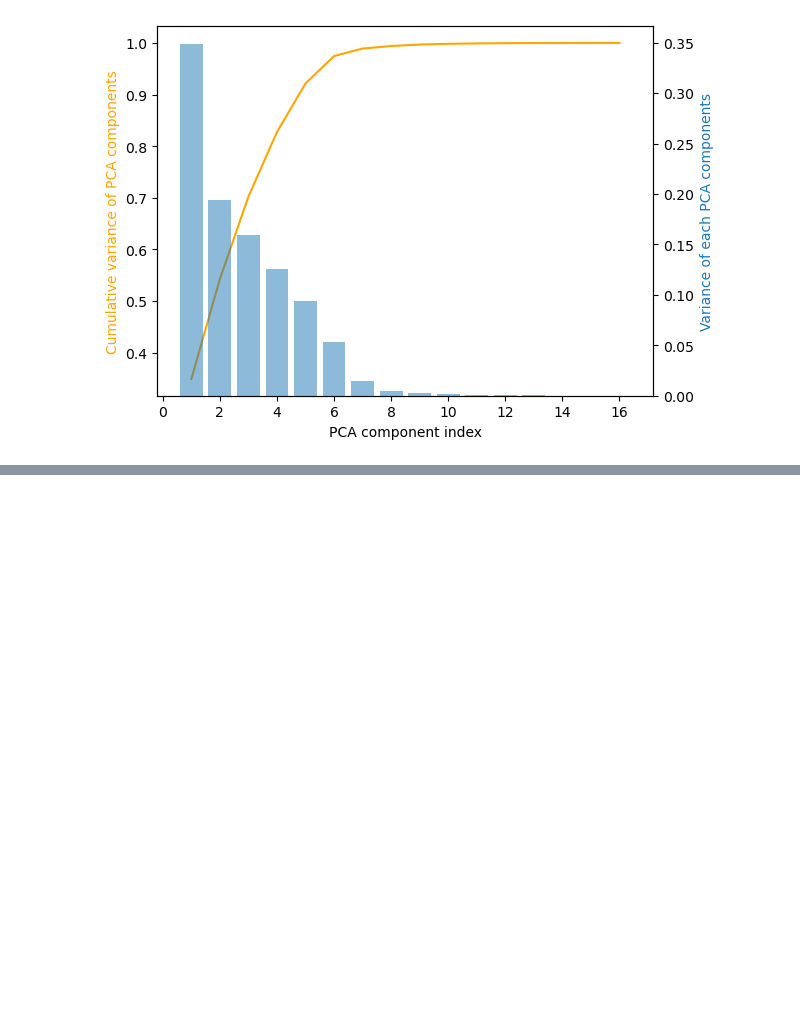
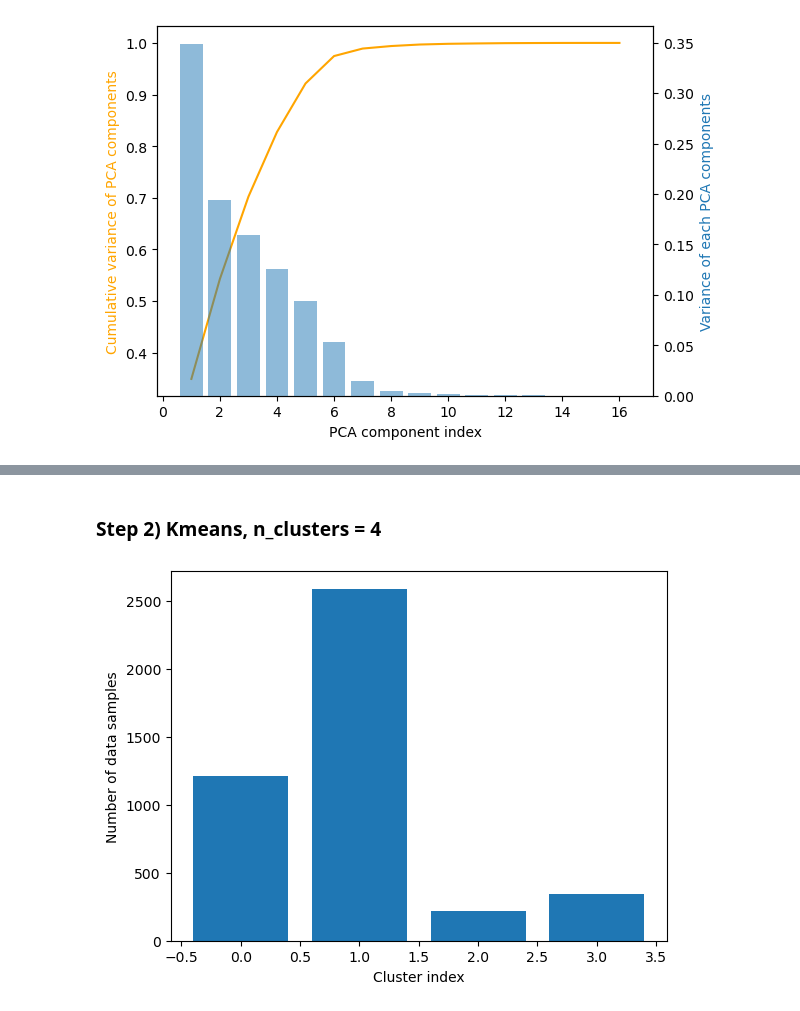
Before and after one commit to gzhang8763/ecommerce_timeseriesanalysis, a Jupyter notebook: e_commerce_analysis.ipynb, the cells around one changed output, grey strips where cells are left out. Cells and saved outputs as stored; diff of their text form; code cells hidden in the pictures; blank space fills up the shorter version.

```diff
--- a/e_commerce_analysis.ipynb
+++ b/e_commerce_analysis.ipynb
@@ -1178,0 +1255,17 @@ customer_df_pca
+# %% [markdown]
+### Step 2) Kmeans, n_clusters = 4
+# %%
+kmeans = KMeans(n_clusters=4, init='k-means++').fit(customer_features_pca)
+# %%
+cluster_labels = kmeans.labels_
+# plot the frequency of each cluster
+bar_xaxis = [0,1,2,3]
+plt.bar(bar_xaxis, np.bincount(cluster_labels))
+plt.xlabel('Cluster index')
+plt.ylabel('Number of data samples')
+plt.show()
+
+# merge the clusters as a column into customer_df
+customer_df['Cluster'] = pd.DataFrame(cluster_labels)
+# %% [output]
+[figure, added]
```
Also changed, not shown: parts of 11 cells of this notebook.
